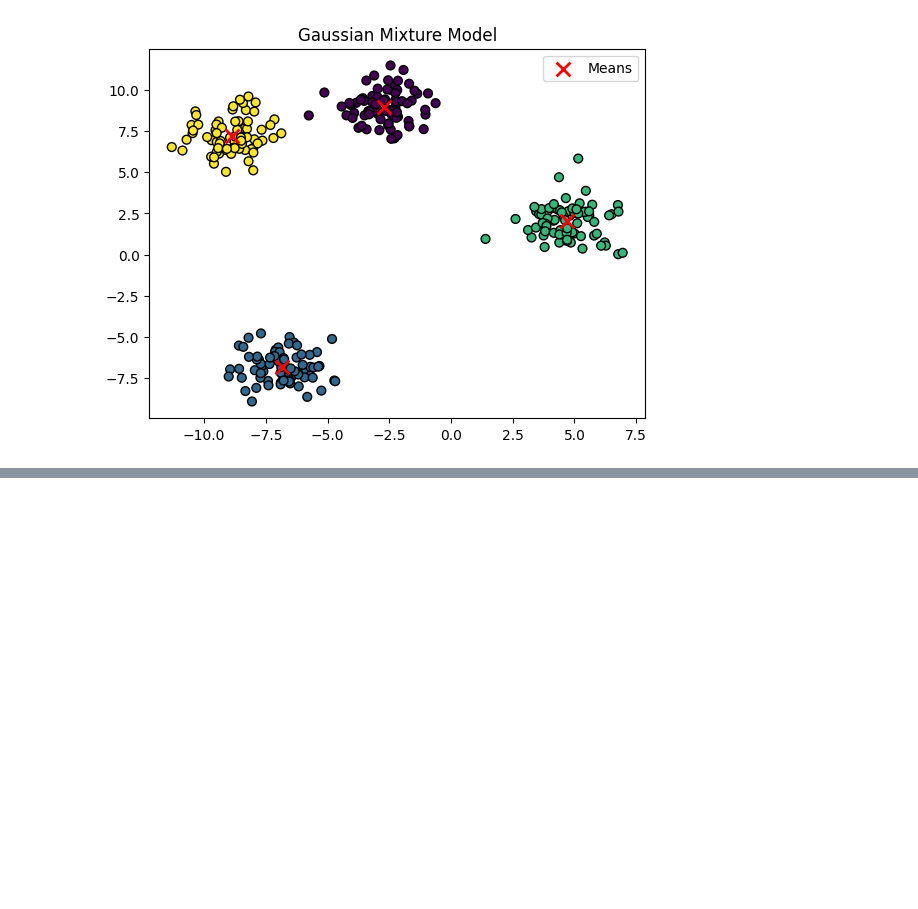
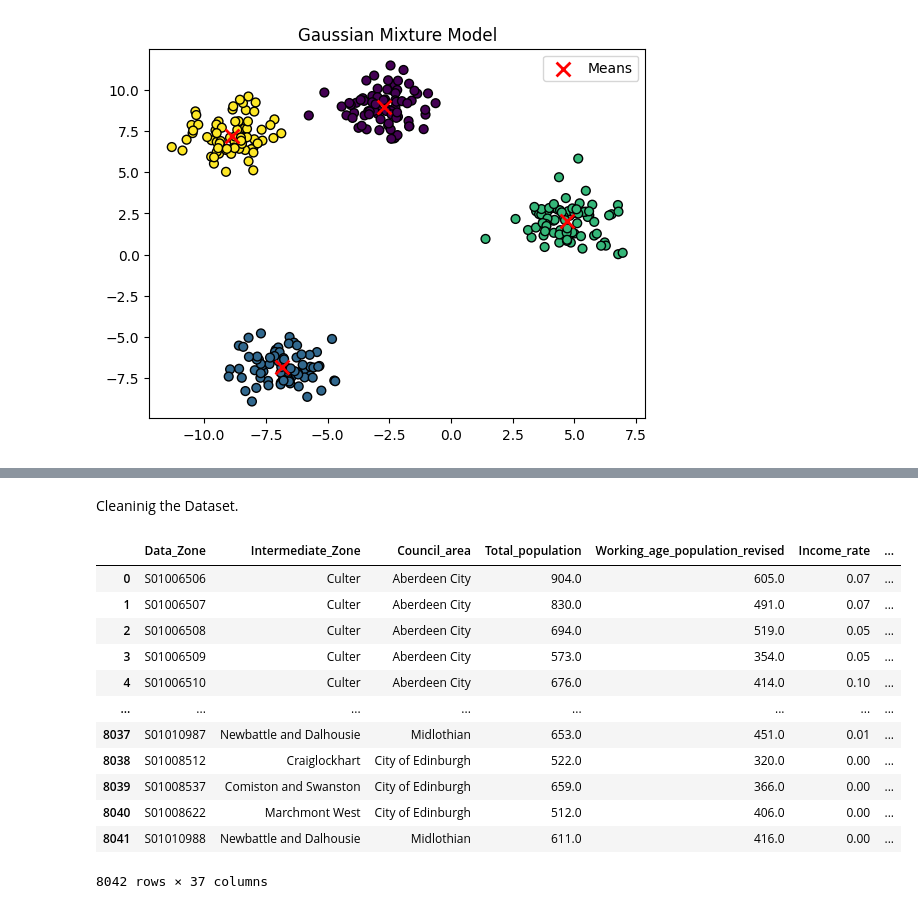
Before and after one commit to Akarshan-Jaiswal/Project_ALBA, a Jupyter notebook: notebooks/Clustering_Scripts.ipynb, the cells around one changed output, grey strips where cells are left out. Saved outputs shown, nothing was run; the diff lists cells and outputs as text; code cells hidden in the pictures; blank space fills up the shorter version.

```diff
--- a/notebooks/Clustering_Scripts.ipynb
+++ b/notebooks/Clustering_Scripts.ipynb
@@ -33,0 +53,19 @@ plt.show()
+# %% [markdown]
+Cleaninig the Dataset.
+# %%
+dataset=dataset[dataset['Data_Zone'].notna()]
+dataset
+# %% [output]
+|  | Data_Zone | Intermediate_Zone | Council_area | Total_population | Working_age_population_revised | Income_rate | ... |
+| 0 | S01006506 | Culter | Aberdeen City | 904.0 | 605.0 | 0.07 | ... |
+| 1 | S01006507 | Culter | Aberdeen City | 830.0 | 491.0 | 0.07 | ... |
+| 2 | S01006508 | Culter | Aberdeen City | 694.0 | 519.0 | 0.05 | ... |
+| 3 | S01006509 | Culter | Aberdeen City | 573.0 | 354.0 | 0.05 | ... |
+| 4 | S01006510 | Culter | Aberdeen City | 676.0 | 414.0 | 0.10 | ... |
+| ... | ... | ... | ... | ... | ... | ... | ... |
+| 8037 | S01010987 | Newbattle and Dalhousie | Midlothian | 653.0 | 451.0 | 0.01 | ... |
+| 8038 | S01008512 | Craiglockhart | City of Edinburgh | 522.0 | 320.0 | 0.00 | ... |
+| 8039 | S01008537 | Comiston and Swanston | City of Edinburgh | 659.0 | 366.0 | 0.00 | ... |
+| 8040 | S01008622 | Marchmont West | City of Edinburgh | 512.0 | 406.0 | 0.00 | ... |
+| 8041 | S01010988 | Newbattle and Dalhousie | Midlothian | 611.0 | 416.0 | 0.00 | ... |
+8042 rows × 37 columns
```
Also changed, not shown: parts of 4 cells of this notebook.
